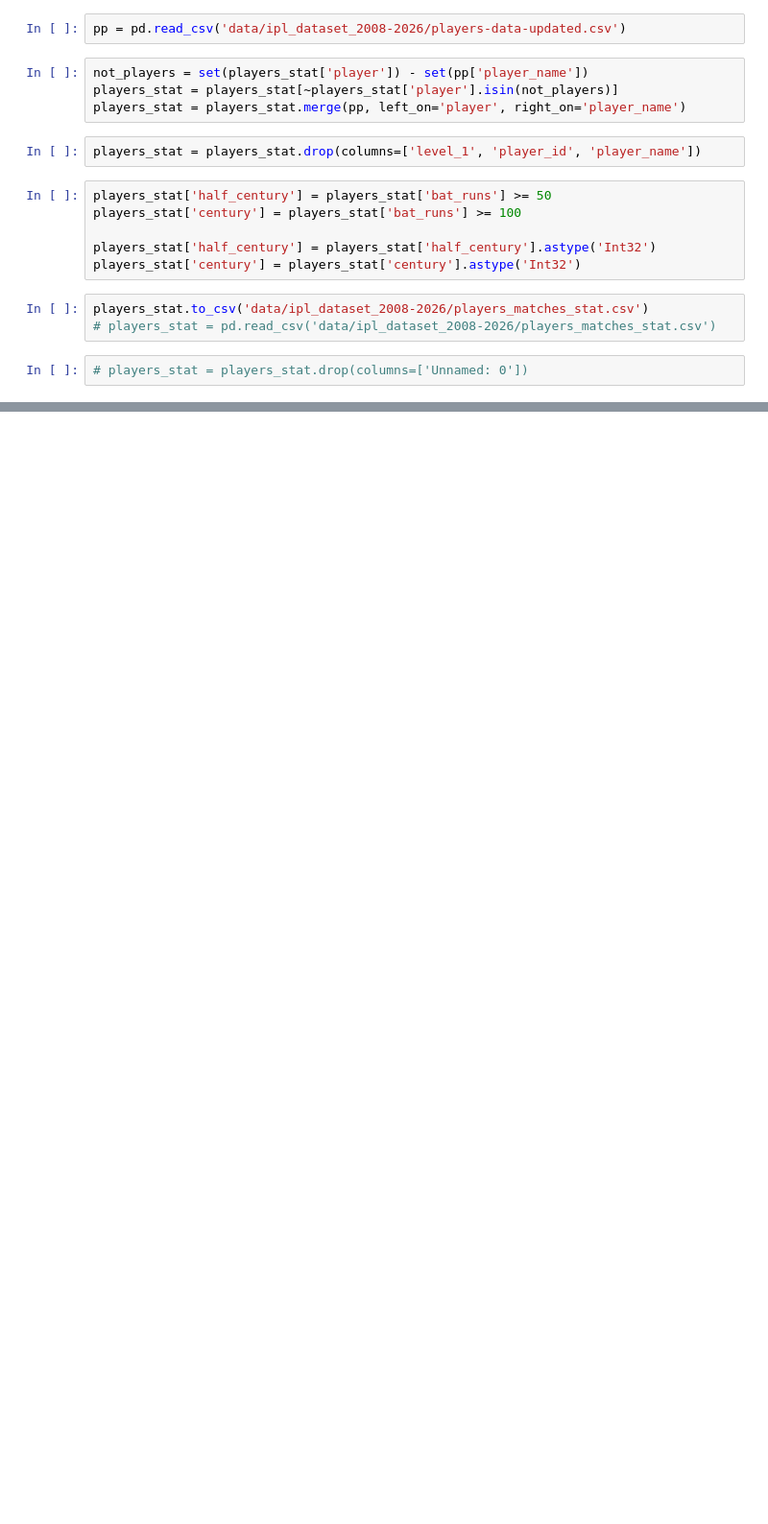
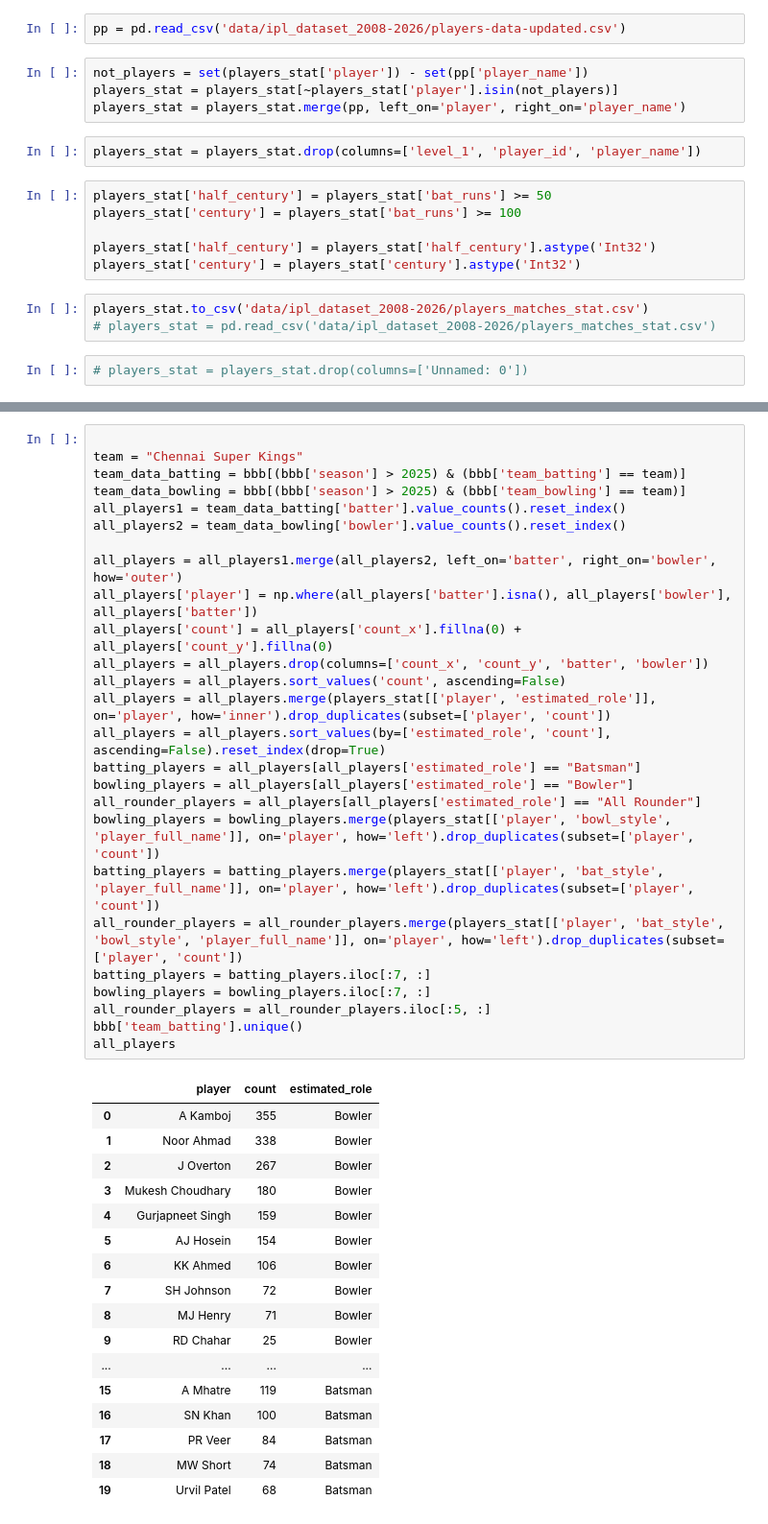
Before and after one commit to VishalPathak01/ipl_2008_2026_analysis_dashboard, a Jupyter notebook: test.ipynb, the cells around one changed output, grey strips where cells are left out. Shown at 96% size. Saved outputs shown, nothing was run; the diff lists cells and outputs as text; blank space fills up the shorter version.

```diff
--- a/test.ipynb
+++ b/test.ipynb
@@ -488,0 +725,44 @@ players_data
+# %%
+
+team = "Chennai Super Kings"
+team_data_batting = bbb[(bbb['season'] > 2025) & (bbb['team_batting'] == team)]
+team_data_bowling = bbb[(bbb['season'] > 2025) & (bbb['team_bowling'] == team)]
+all_players1 = team_data_batting['batter'].value_counts().reset_index()
+all_players2 = team_data_bowling['bowler'].value_counts().reset_index()
+
+all_players = all_players1.merge(all_players2, left_on='batter', right_on='bowler', how='outer')
+all_players['player'] = np.where(all_players['batter'].isna(), all_players['bowler'], all_players['batter'])
+all_players['count'] = all_players['count_x'].fillna(0) + all_players['count_y'].fillna(0)
+all_players = all_players.drop(columns=['count_x', 'count_y', 'batter', 'bowler'])
+all_players = all_players.sort_values('count', ascending=False)
+all_players = all_players.merge(players_stat[['player', 'estimated_role']], on='player', how='inner').drop_duplicates(subset=['player', 'count'])
+all_players = all_players.sort_values(by=['estimated_role', 'count'], ascending=False).reset_index(drop=True)
+batting_players = all_players[all_players['estimated_role'] == "Batsman"]
+bowling_players = all_players[all_players['estimated_role'] == "Bowler"]
+all_rounder_players = all_players[all_players['estimated_role'] == "All Rounder"]
+bowling_players = bowling_players.merge(players_stat[['player', 'bowl_style', 'player_full_name']], on='player', how='left').drop_duplicates(subset=['player', 'count'])
+batting_players = batting_players.merge(players_stat[['player', 'bat_style', 'player_full_name']], on='player', how='left').drop_duplicates(subset=['player', 'count'])
+all_rounder_players = all_rounder_players.merge(players_stat[['player', 'bat_style', 'bowl_style', 'player_full_name']], on='player', how='left').drop_duplicates(subset=['player', 'count'])
+batting_players = batting_players.iloc[:7, :]
+bowling_players = bowling_players.iloc[:7, :]
+all_rounder_players = all_rounder_players.iloc[:5, :]
+bbb['team_batting'].unique()
+all_players
+# %% [output]
+|  | player | count | estimated_role |
+| 0 | A Kamboj | 355 | Bowler |
+| 1 | Noor Ahmad | 338 | Bowler |
+| 2 | J Overton | 267 | Bowler |
+| 3 | Mukesh Choudhary | 180 | Bowler |
+| 4 | Gurjapneet Singh | 159 | Bowler |
+| 5 | AJ Hosein | 154 | Bowler |
+| 6 | KK Ahmed | 106 | Bowler |
+| 7 | SH Johnson | 72 | Bowler |
+| 8 | MJ Henry | 71 | Bowler |
+| 9 | RD Chahar | 25 | Bowler |
+| ... | ... | ... | ... |
+| 15 | A Mhatre | 119 | Batsman |
+| 16 | SN Khan | 100 | Batsman |
+| 17 | PR Veer | 84 | Batsman |
+| 18 | MW Short | 74 | Batsman |
+| 19 | Urvil Patel | 68 | Batsman |
```
Also changed, not shown: parts of 20 cells of this notebook, 5 other files.
